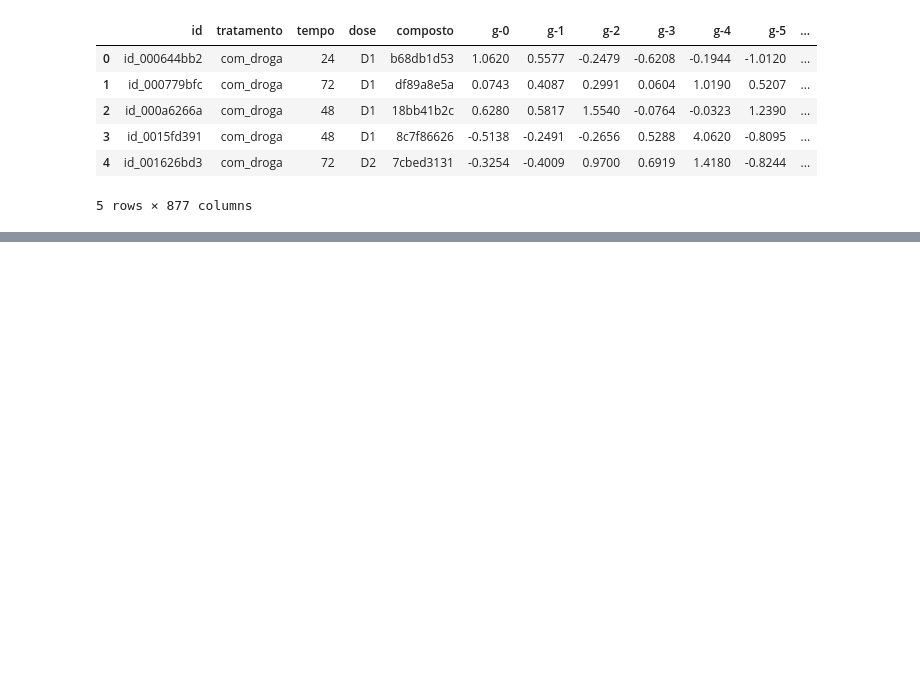
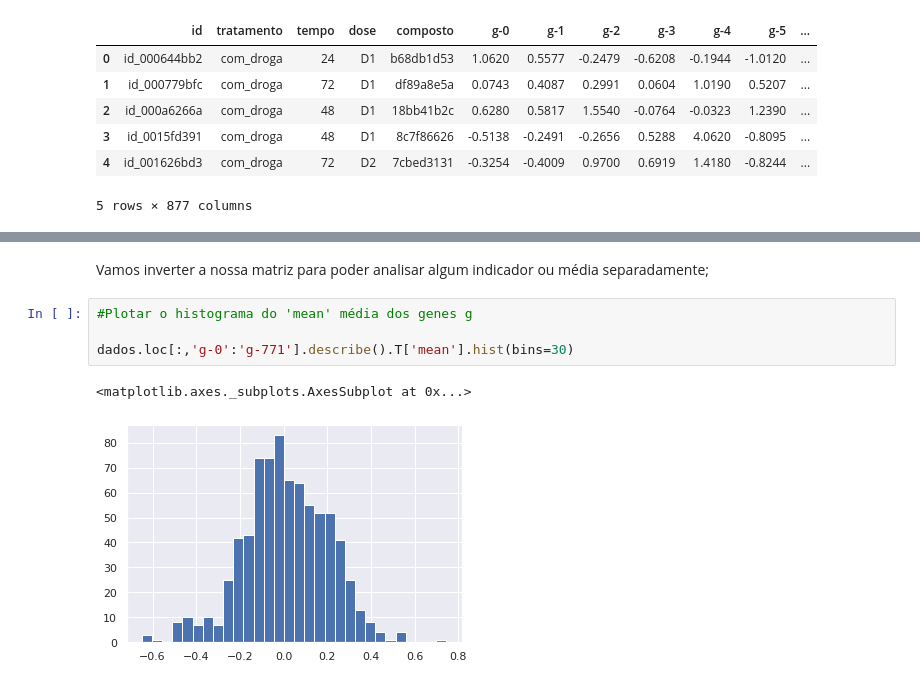
Before and after one commit to jonatanpereira/Alura-Imersao-dados03, a Jupyter notebook: Notebooks/Aula02_ImersãoDados3_Alura.ipynb, the cells around one changed output, grey strips where cells are left out. Saved outputs shown, nothing was run; the diff lists cells and outputs as text; blank space fills up the shorter version.

```diff
--- a/Notebooks/Aula02_ImersãoDados3_Alura.ipynb
+++ b/Notebooks/Aula02_ImersãoDados3_Alura.ipynb
@@ -67,0 +181,9 @@ dados.head()
+# %% [markdown]
+Vamos inverter a nossa matriz para poder analisar algum indicador ou média separadamente;
+# %%
+#Plotar o histograma do 'mean' média dos genes g
+
+dados.loc[:,'g-0':'g-771'].describe().T['mean'].hist(bins=30)
+# %% [output]
+<matplotlib.axes._subplots.AxesSubplot at 0x...>
+[figure, added]
```
Also changed, not shown: parts of 23 cells of this notebook.
